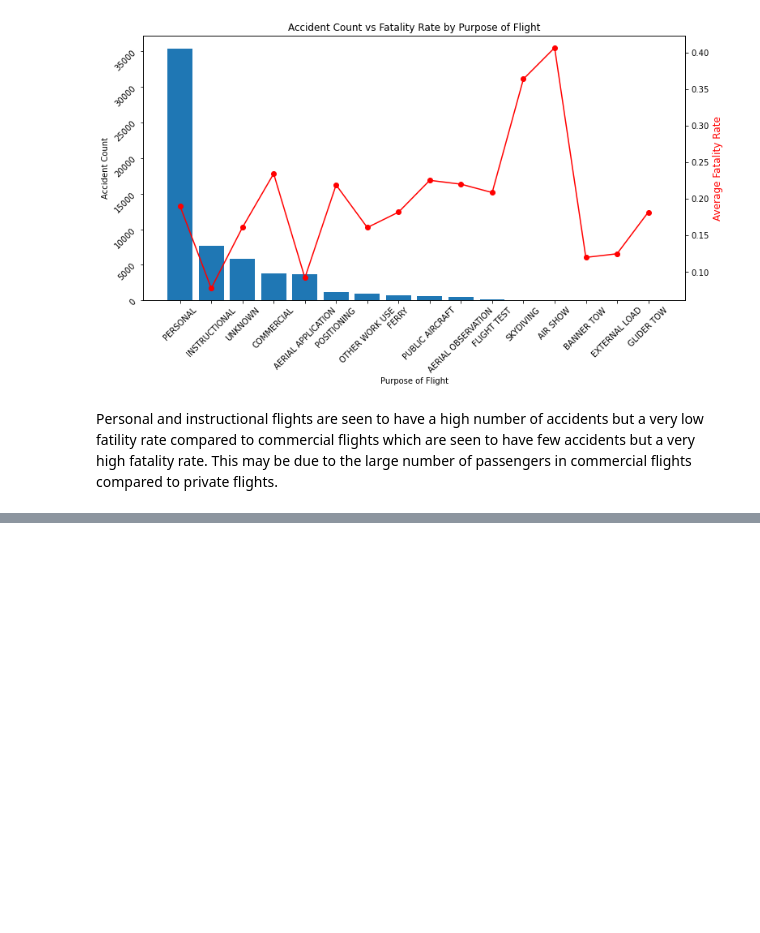
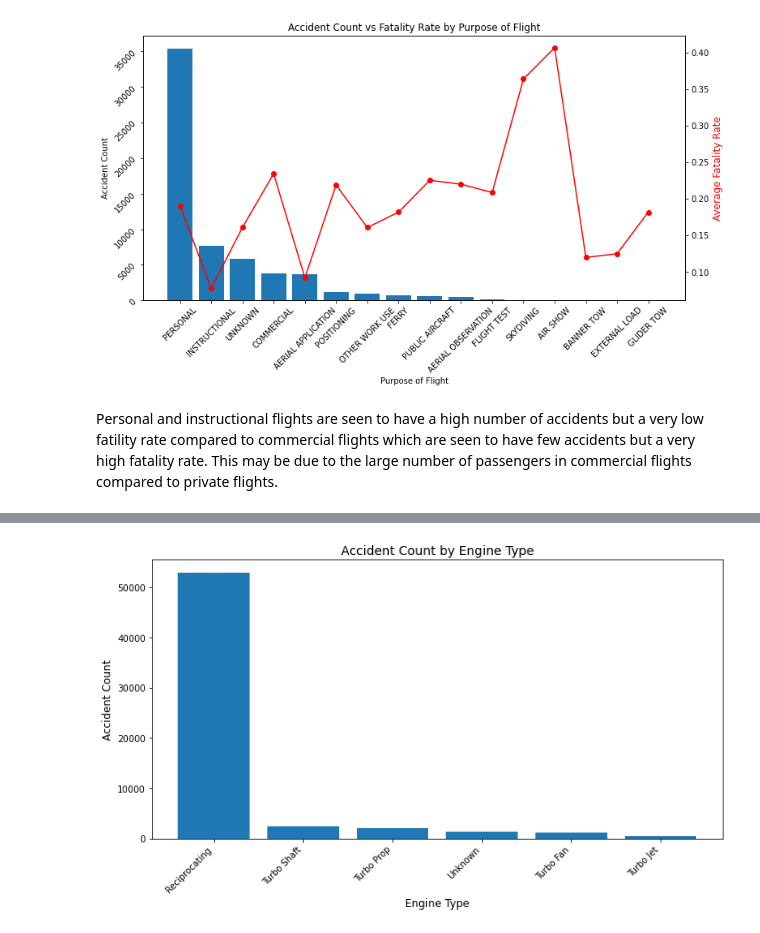
Before and after one commit to isabellasiele/dsc-phase-1-project-v3, a Jupyter notebook: student.ipynb, the cells around one changed output, grey strips where cells are left out. Drawn from its saved outputs; the diff is of its cells as text; code cells hidden in the pictures; blank space fills up the shorter version.

Commit message:
Modified visuals and dashboard

```diff
--- a/student.ipynb
+++ b/student.ipynb
@@ -230,3 +226,0 @@ dtype: int64
-# %%
-# Dropping duplicated values
-df.drop_duplicates(inplace=True)
@@ -403,0 +364,8 @@ It shows that most accidents occured during VMC which is when most flights are c
+# %%
+df_grouped = df.groupby("Engine.Type")["Event.Id"].count().reset_index()
+
+# Sorting by Fatality.Rate in descending order (if you want to see highest fatality rate first)
+df_grouped = df_grouped.sort_values(by="Event.Id", ascending=False)
+
+# Display the result
+df_grouped
@@ -404,3 +380,16 @@ It shows that most accidents occured during VMC which is when most flights are c
+# %%
+
+plt.figure(figsize=(10, 6))
+plt.bar(df_grouped["Engine.Type"], df_grouped["Event.Id"])
+
+plt.title("Accident Count by Engine Type" , fontsize=14)
+plt.xlabel('Engine Type', fontsize=12)
+plt.ylabel("Accident Count", fontsize=12)
+plt.xticks(rotation=45, ha="right")
+plt.tight_layout()
+plt.show()
+# %% [output]
+[figure, added]
 # %%
 # Saving cleaned dataset
 df.to_csv("Clean_Aviation_Data.csv", index=False)
```
Also changed, not shown: parts of 10 cells of this notebook, 2 other files.
